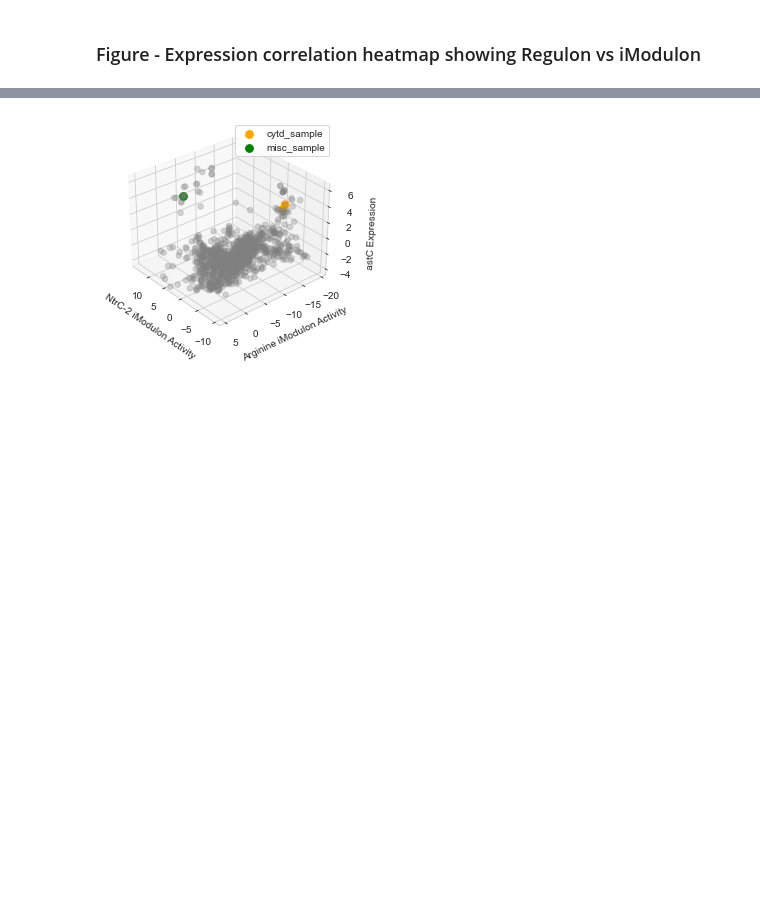
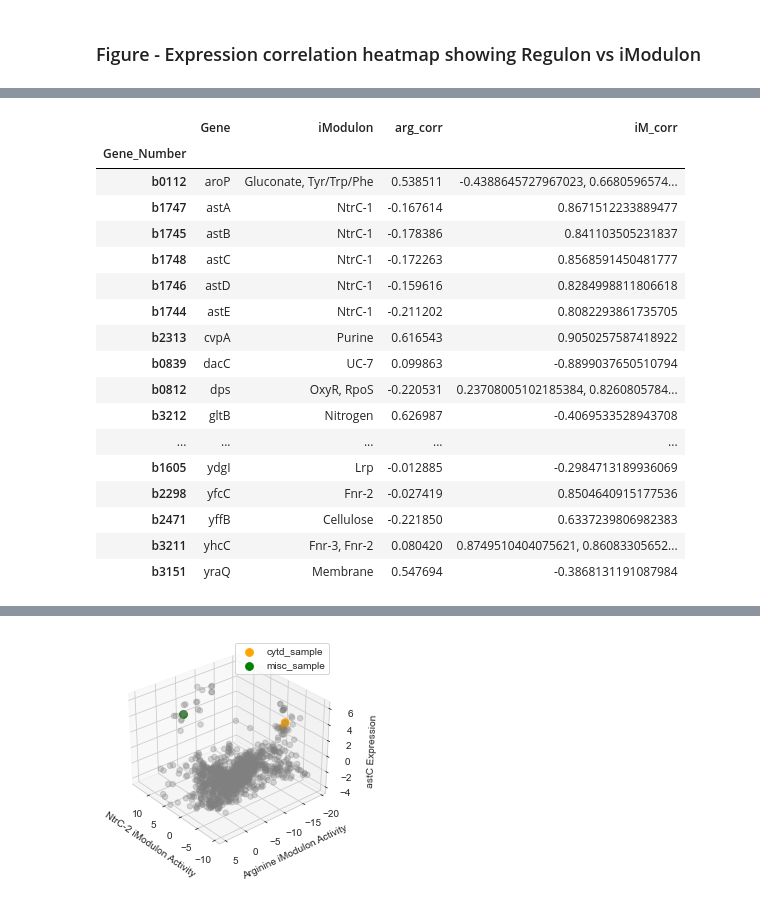
Before and after one commit to SBRG/Bacterial_TRN_Dominance_and_Independence, a Jupyter notebook: Figure_4_Regulon_Captured/Figure_4_ArgR.ipynb, the cells around one changed output, grey strips where cells are left out. Saved outputs shown, nothing was run; the diff lists cells and outputs as text; code cells hidden in the pictures; blank space fills up the shorter version.

Commit message:
Figure 4 update
correlation analysis of ArgR regulon genes that are in other iMs

```diff
--- a/Figure_4_Regulon_Captured/Figure_4_ArgR.ipynb
+++ b/Figure_4_Regulon_Captured/Figure_4_ArgR.ipynb
@@ -340,0 +347,10 @@ plot_regulon_corr_heatmap_with_clustering('ArgR', Regulon_DB_TRN_filtered, P1K_l
+# %%
+argR_reg_genes = RegulonDB_TRN.index[RegulonDB_TRN['ArgR']==1].to_list()
+genes_in_imodulons = P1K_Gene_Presence_Matrix_gene_name.index[P1K_Gene_Presence_Matrix_gene_name.any(axis=1)].tolist()
+# %%
+overlap_genes = list(set(argR_reg_genes).intersection(set(ArgR_iM_Genes)))# reg+iM
+iM_only = list(set(ArgR_iM_Genes).difference(set(argR_reg_genes)))# iM only
+genes_only_in_regulon = set(argR_reg_genes).difference(set(ArgR_iM_Genes))
+regonly_otherimos = list(set(genes_only_in_regulon).intersection(set(genes_in_imodulons))) # reg only + in other iM
+remaining_genes = set(argR_reg_genes).difference(set(overlap_genes))
+regonly_not_inotherimos = list(remaining_genes.difference(set(regonly_otherimos)))# reg only + not in iM
@@ -341 +359,84 @@ plot_regulon_corr_heatmap_with_clustering('ArgR', Regulon_DB_TRN_filtered, P1K_l
+# %%
+import numpy as np
+
+# Step 1: Subset the DataFrame for the genes in regonly_otherimos
+subset_df = P1K_Gene_Presence_Matrix_gene_name.loc[regonly_otherimos]
+
+# Step 2: Keep only the columns (iModulons) where the gene is in the iModulon (True values)
+filtered_df = subset_df.loc[:, subset_df.any()]
+
+# Step 3: Create the final DataFrame with the genes and the iModulons they belong to
+genes_in_other_iModulons_df = filtered_df[filtered_df == True].stack().reset_index()
+
+# Rename the columns for clarity
+genes_in_other_iModulons_df.columns = ['Gene', 'iModulon', 'Presence']
+
+# Drop the 'Presence' column, since it will always be True
+genes_in_other_iModulons_df = genes_in_other_iModulons_df.drop(columns=['Presence'])
+
+# Step 4: Group by 'Gene' and concatenate iModulons into a single string
+genes_in_other_iModulons_combined = genes_in_other_iModulons_df.groupby('Gene')['iModulon'].apply(', '.join).reset_index()
+
+# Step 5: Convert gene names to gene numbers using precise1k.name2num()
+genes_in_other_iModulons_combined['Gene_Number'] = genes_in_other_iModulons_combined['Gene'].apply(precise1k.name2num)
+
+# Step 6: Set the 'Gene_Number' as the index
+genes_in_other_iModulons_combined = genes_in_other_iModulons_combined.set_index('Gene_Number')
+
+# Reorder columns to have Gene and iModulon as first and second columns
+genes_in_other_iModulons_combined = genes_in_other_iModulons_combined[['Gene', 'iModulon']]
+
+# Step 7: Add 'arg_corr' column by calculating correlation with 'Arginine'
+def calculate_correlation(gene_number):
+    gene_data = precise1k.X.loc[gene_number]
+    arginine_data = precise1k.A.loc['Arginine']
+    correlation = np.corrcoef(gene_data, arginine_data)[0, 1]
+    return correlation
+
+# Apply the function to calculate arg_corr for each gene
+genes_in_other_iModulons_combined['arg_corr'] = genes_in_other_iModulons_combined.index.map(calculate_correlation)
+
+# Step 8: Add 'iM_corr' column by calculating correlation with respective iModulon(s)
+def calculate_im_corr(row):
+    gene_number = row.name  # Get the gene number from the index
+    gene_data = precise1k.X.loc[gene_number]
+
+    # Extract respective iModulons from the iModulon column
+    imodulons = row['iModulon'].split(', ')
+
+    correlations = []
+
+    # Loop through each iModulon and calculate the correlation
+    for iM in imodulons:
+        iM_data = precise1k.A.loc[iM]
+        corr = np.corrcoef(gene_data, iM_data)[0, 1]
+        correlations.append(str(corr))
+
+    # Join correlations with commas if there are multiple
+    return ', '.join(correlations)
+
+# Apply the function to calculate iM_corr for each gene
+genes_in_other_iModulons_combined['iM_corr'] = genes_in_other_iModulons_combined.apply(calculate_im_corr, axis=1)
+
+# Print or store the resulting DataFrame
+genes_in_other_iModulons_combined
+# %% [output]
+|  | Gene | iModulon | arg_corr | iM_corr |
+| Gene_Number |  |  |  |  |
+| b0112 | aroP | Gluconate, Tyr/Trp/Phe | 0.538511 | -0.4388645727967023, 0.6680596574... |
+| b1747 | astA | NtrC-1 | -0.167614 | 0.8671512233889477 |
+| b1745 | astB | NtrC-1 | -0.178386 | 0.841103505231837 |
+| b1748 | astC | NtrC-1 | -0.172263 | 0.8568591450481777 |
+| b1746 | astD | NtrC-1 | -0.159616 | 0.8284998811806618 |
+| b1744 | astE | NtrC-1 | -0.211202 | 0.8082293861735705 |
+| b2313 | cvpA | Purine | 0.616543 | 0.9050257587418922 |
+| b0839 | dacC | UC-7 | 0.099863 | -0.8899037650510794 |
+| b0812 | dps | OxyR, RpoS | -0.220531 | 0.23708005102185384, 0.8260805784... |
+| b3212 | gltB | Nitrogen | 0.626987 | -0.4069533528943708 |
+| ... | ... | ... | ... | ... |
+| b1605 | ydgI | Lrp | -0.012885 | -0.2984713189936069 |
+| b2298 | yfcC | Fnr-2 | -0.027419 | 0.8504640915177536 |
+| b2471 | yffB | Cellulose | -0.221850 | 0.6337239806982383 |
+| b3211 | yhcC | Fnr-3, Fnr-2 | 0.080420 | 0.8749510404075621, 0.86083305652... |
+| b3151 | yraQ | Membrane | 0.547694 | -0.3868131191087984 |
 # %% [markdown]
```
Also changed, not shown: parts of 4 cells of this notebook, 1 other file.
